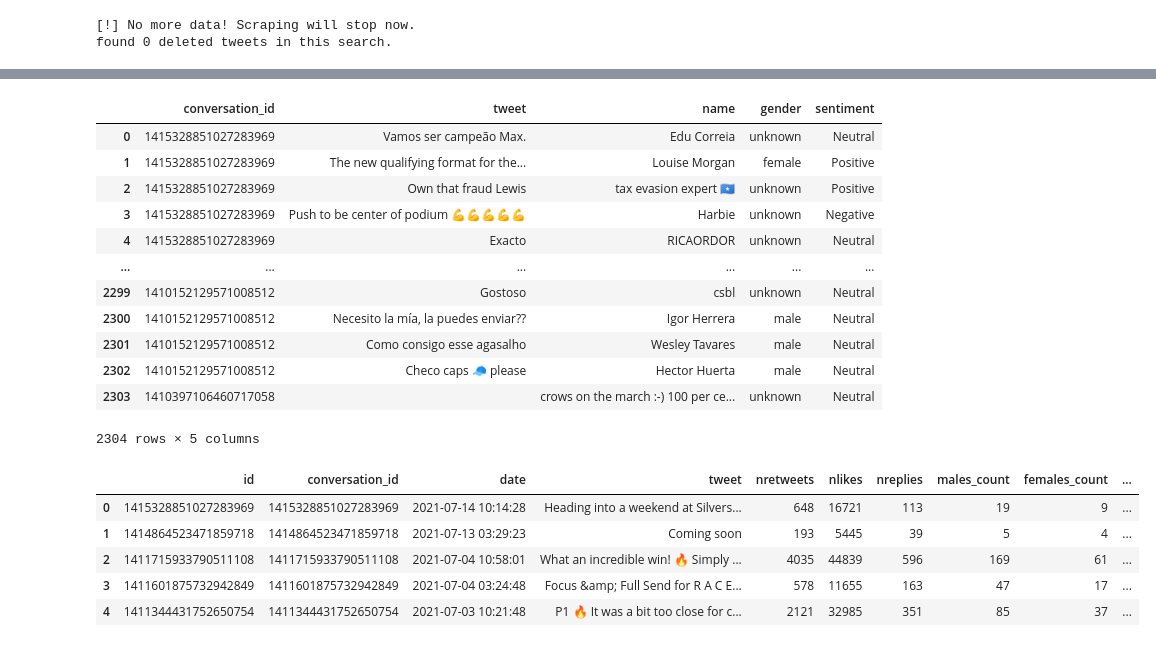
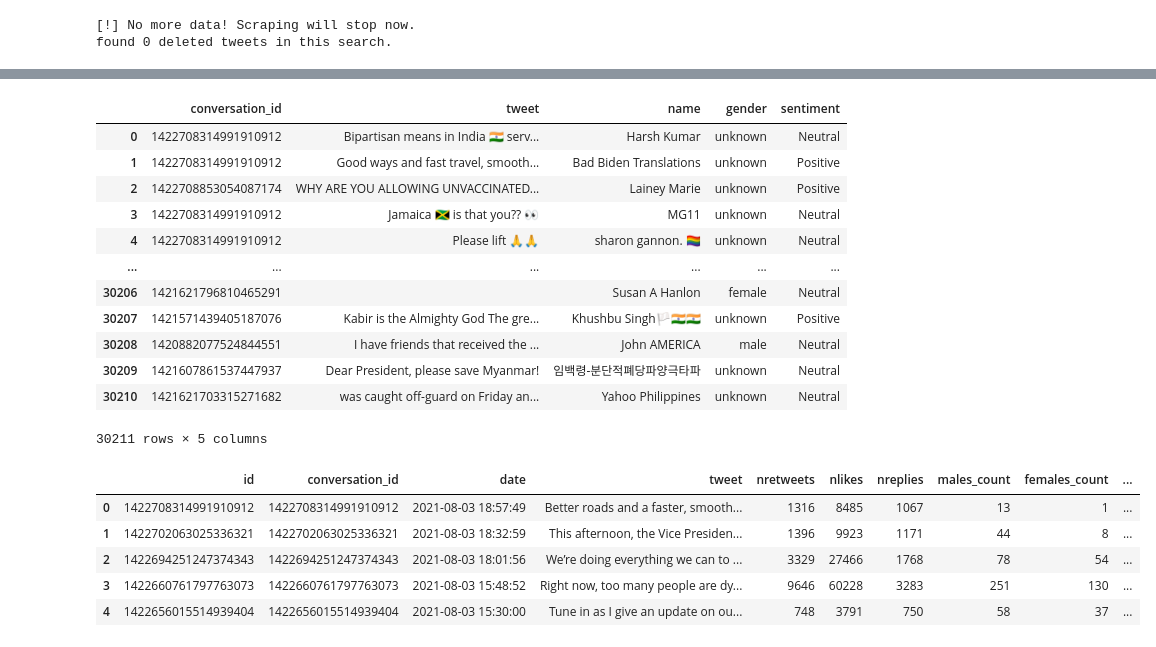
Before and after one commit to DavidHdezU/TwitterDataAnalyser, a Jupyter notebook: DEMO.ipynb, the cells around one changed output, grey strips where cells are left out. Saved outputs shown, nothing was run; the diff lists cells and outputs as text; code cells hidden in the pictures.

```diff
--- a/DEMO.ipynb
+++ b/DEMO.ipynb
@@ -11,6 +13,6 @@ nest_asyncio.apply()
 scrapper = TwintScrapper()
 # %%
 # Define our search parameters
-user = "Max33Verstappen"
-start_date = "2021-07-01"
-end_sate = "2021-07-15"
+user = "POTUS"
+start_date = "2021-08-01"
+end_sate = "2021-08-04"
@@ -17,7 +21,7 @@ end_sate = "2021-07-15"
 # %%
 # Create post Data Frame
-MV_posts = scrapper.search_user_posts(user, start_date, end_sate, False)
-MV_posts.head(10)
+biden_posts = scrapper.search_user_posts(user, start_date, end_sate, False)
+biden_posts.head(10)
 # %% [output]
 [!] No more data! Scraping will stop now.
 found 0 deleted tweets in this search.
@@ -34,6 +39,6 @@ found 0 deleted tweets in this search.
 # %%
 # Create replies Data Frame
-MV_replies = scrapper.search_replies_to(user, start_date, end_sate, False, "")
+biden_replies = scrapper.search_replies_to(user, start_date, end_sate, False, "")
 # %% [output]
 [!] No more data! Scraping will stop now.
 found 0 deleted tweets in this search.
@@ -69,27 +76,27 @@ memory usage: 54.1+ KB
 # %%
-scrapper.clean_df_replies(MV_replies)
-MV_replies
+scrapper.clean_df_replies(biden_replies)
+biden_replies
 # %% [output]
 |  | conversation_id | tweet | name | gender | sentiment |
-| 0 | 1415328851027283969 | Vamos ser campeão Max. | Edu Correia | unknown | Neutral |
-| 1 | 1415328851027283969 | The new qualifying format for the... | Louise Morgan | female | Positive |
-| 2 | 1415328851027283969 | Own that fraud Lewis | tax evasion expert 🇸🇴 | unknown | Positive |
-| 3 | 1415328851027283969 | Push to be center of podium 💪💪💪💪💪 | Harbie | unknown | Negative |
-| 4 | 1415328851027283969 | Exacto | RICAORDOR | unknown | Neutral |
+| 0 | 1422708314991910912 | Bipartisan means in India 🇮🇳 serv... | Harsh Kumar | unknown | Neutral |
+| 1 | 1422708314991910912 | Good ways and fast travel, smooth... | Bad Biden Translations | unknown | Positive |
+| 2 | 1422708853054087174 | WHY ARE YOU ALLOWING UNVACCINATED... | Lainey Marie | unknown | Positive |
+| 3 | 1422708314991910912 | Jamaica 🇯🇲 is that you?? 👀 | MG11 | unknown | Neutral |
+| 4 | 1422708314991910912 | Please lift 🙏🙏 | sharon gannon. 🏳️‍🌈 | unknown | Neutral |
 | ... | ... | ... | ... | ... | ... |
-| 2299 | 1410152129571008512 | Gostoso | csbl | unknown | Neutral |
-| 2300 | 1410152129571008512 | Necesito la mía, la puedes enviar?? | Igor Herrera | male | Neutral |
-| 2301 | 1410152129571008512 | Como consigo esse agasalho | Wesley Tavares | male | Neutral |
-| 2302 | 1410152129571008512 | Checo caps 🧢 please | Hector Huerta | male | Neutral |
-| 2303 | 1410397106460717058 |  | crows on the march :-) 100 per ce... | unknown | Neutral |
+| 30206 | 1421621796810465291 |  | Susan A Hanlon | female | Neutral |
+| 30207 | 1421571439405187076 | Kabir is the Almighty God The gre... | Khushbu Singh🏳️🇮🇳🇮🇳 | unknown | Positive |
+| 30208 | 1420882077524844551 | I have friends that received the ... | John AMERICA | male | Neutral |
+| 30209 | 1421607861537447937 | Dear President, please save Myanmar! | 임백령-분단적폐당파양극타파 | unknown | Neutral |
+| 30210 | 1421621703315271682 | was caught off-guard on Friday an... | Yahoo Philippines | unknown | Neutral |
-2304 rows × 5 columns
+30211 rows × 5 columns
 # %%
-scrapper.clean_df_posts(MV_posts, MV_replies)
-MV_posts.head()
+scrapper.clean_df_posts(biden_posts, biden_replies)
+biden_posts.head()
 # %% [output]
 |  | id | conversation_id | date | tweet | nretweets | nlikes | nreplies | males_count | females_count | ... |
-| 0 | 1415328851027283969 | 1415328851027283969 | 2021-07-14 10:14:28 | Heading into a weekend at Silvers... | 648 | 16721 | 113 | 19 | 9 | ... |
-| 1 | 1414864523471859718 | 1414864523471859718 | 2021-07-13 03:29:23 | Coming soon | 193 | 5445 | 39 | 5 | 4 | ... |
-| 2 | 1411715933790511108 | 1411715933790511108 | 2021-07-04 10:58:01 | What an incredible win! 🔥 Simply ... | 4035 | 44839 | 596 | 169 | 61 | ... |
-| 3 | 1411601875732942849 | 1411601875732942849 | 2021-07-04 03:24:48 | Focus &amp; Full Send for R A C E... | 578 | 11655 | 163 | 47 | 17 | ... |
-| 4 | 1411344431752650754 | 1411344431752650754 | 2021-07-03 10:21:48 | P1 🔥 It was a bit too close for c... | 2121 | 32985 | 351 | 85 | 37 | ... |
+| 0 | 1422708314991910912 | 1422708314991910912 | 2021-08-03 18:57:49 | Better roads and a faster, smooth... | 1316 | 8485 | 1067 | 13 | 1 | ... |
+| 1 | 1422702063025336321 | 1422702063025336321 | 2021-08-03 18:32:59 | This afternoon, the Vice Presiden... | 1396 | 9923 | 1171 | 44 | 8 | ... |
+| 2 | 1422694251247374343 | 1422694251247374343 | 2021-08-03 18:01:56 | We’re doing everything we can to ... | 3329 | 27466 | 1768 | 78 | 54 | ... |
+| 3 | 1422660761797763073 | 1422660761797763073 | 2021-08-03 15:48:52 | Right now, too many people are dy... | 9646 | 60228 | 3283 | 251 | 130 | ... |
+| 4 | 1422656015514939404 | 1422656015514939404 | 2021-08-03 15:30:00 | Tune in as I give an update on ou... | 748 | 3791 | 750 | 58 | 37 | ... |
```
Also changed, not shown: parts of 40 cells of this notebook, 6 other files.
